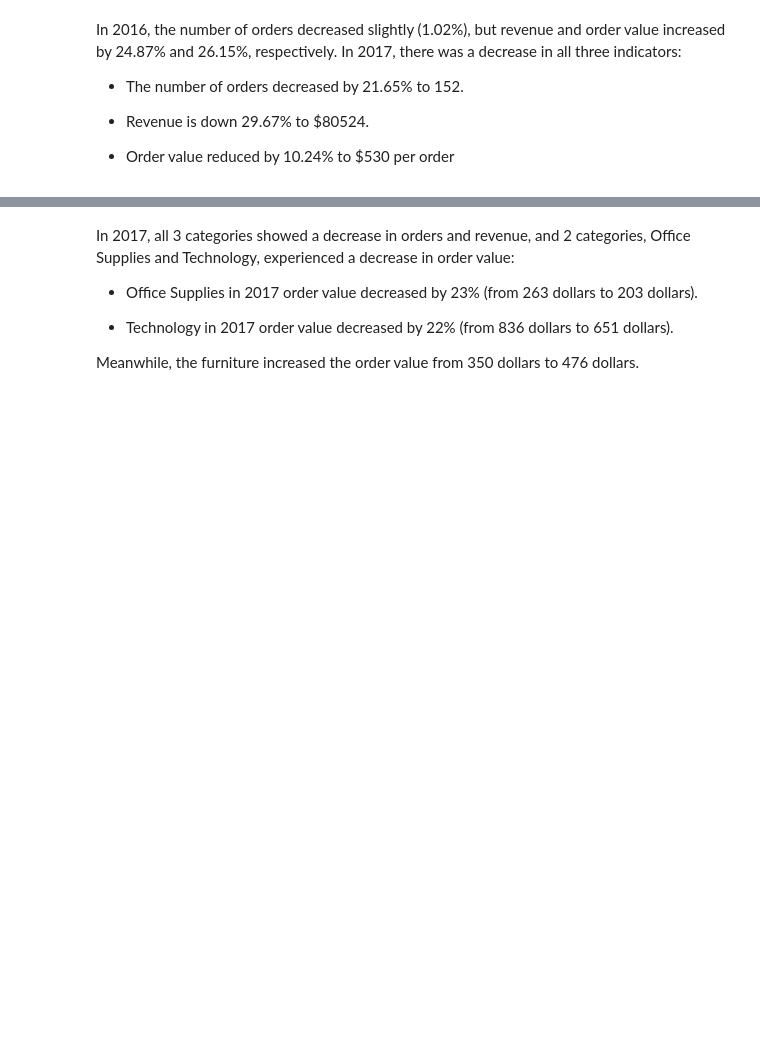
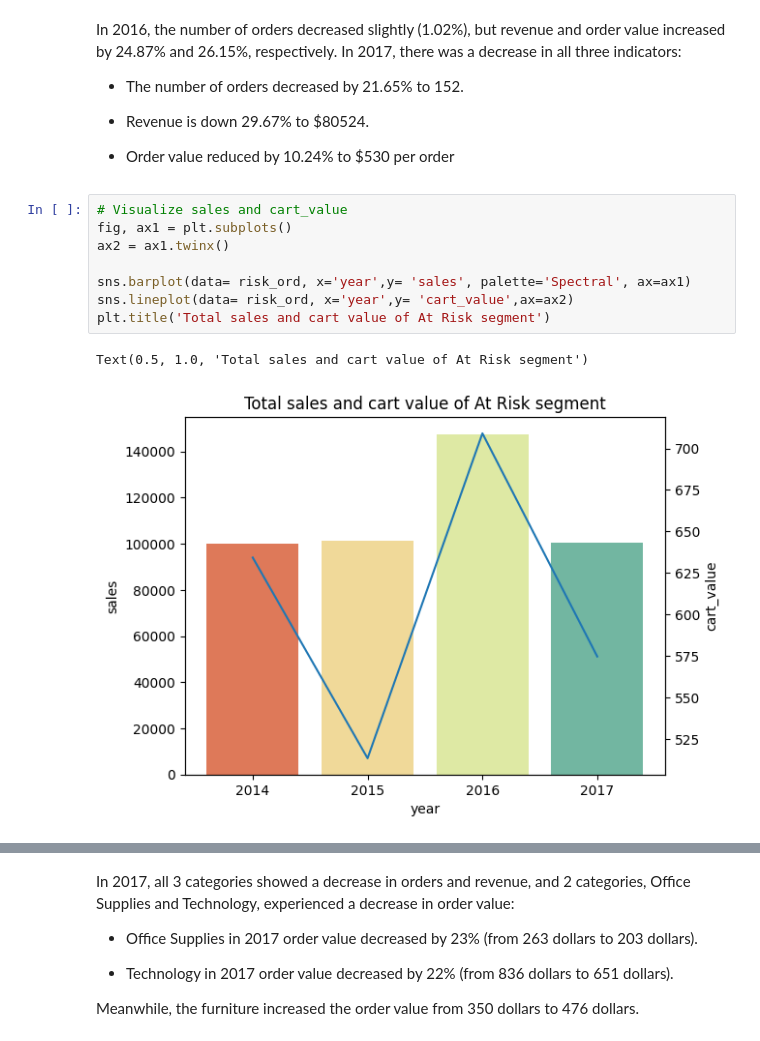
Before and after one commit to MinhAnh99/Python_RFM_Analysis, a Jupyter notebook: MinhAnh_RFM_Analysis_Project.ipynb, the cells around one changed output, grey strips where cells are left out. Cells and saved outputs as stored; diff of their text form; blank space fills up the shorter version.

```diff
--- a/MinhAnh_RFM_Analysis_Project.ipynb
+++ b/MinhAnh_RFM_Analysis_Project.ipynb
@@ -457,6 +487,17 @@ In 2017, there was a decrease in all three indicators:
 * Revenue is down 29.67% to $80524.
 
 * Order value reduced by 10.24% to $530 per order
+# %%
+# Visualize sales and cart_value
+fig, ax1 = plt.subplots()
+ax2 = ax1.twinx()
+
+sns.barplot(data= risk_ord, x='year',y= 'sales', palette='Spectral', ax=ax1)
+sns.lineplot(data= risk_ord, x='year',y= 'cart_value',ax=ax2)
+plt.title('Total sales and cart value of At Risk segment')
+# %% [output]
+Text(0.5, 1.0, 'Total sales and cart value of At Risk segment')
+[figure, added]
 # %%
 # Analysis of orders, revenue, and order value for each category in 2016 and 2017
 risk_cate = risk.groupby(['year','Category']).agg(ord_count=('Order ID','nunique'),
```
Also changed, not shown: parts of 17 cells of this notebook.
